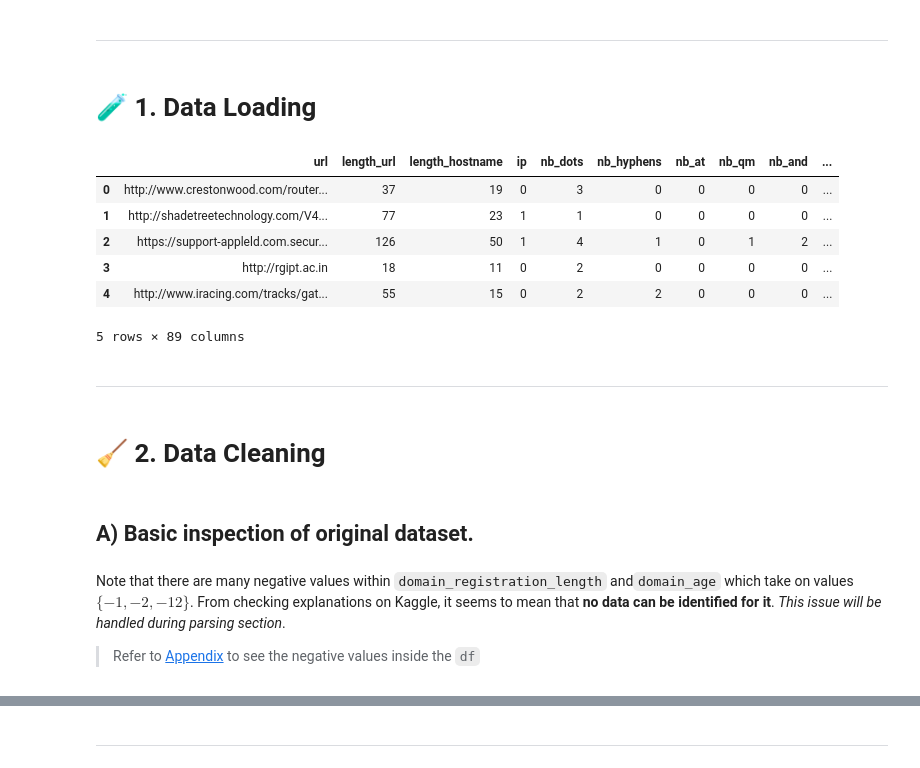
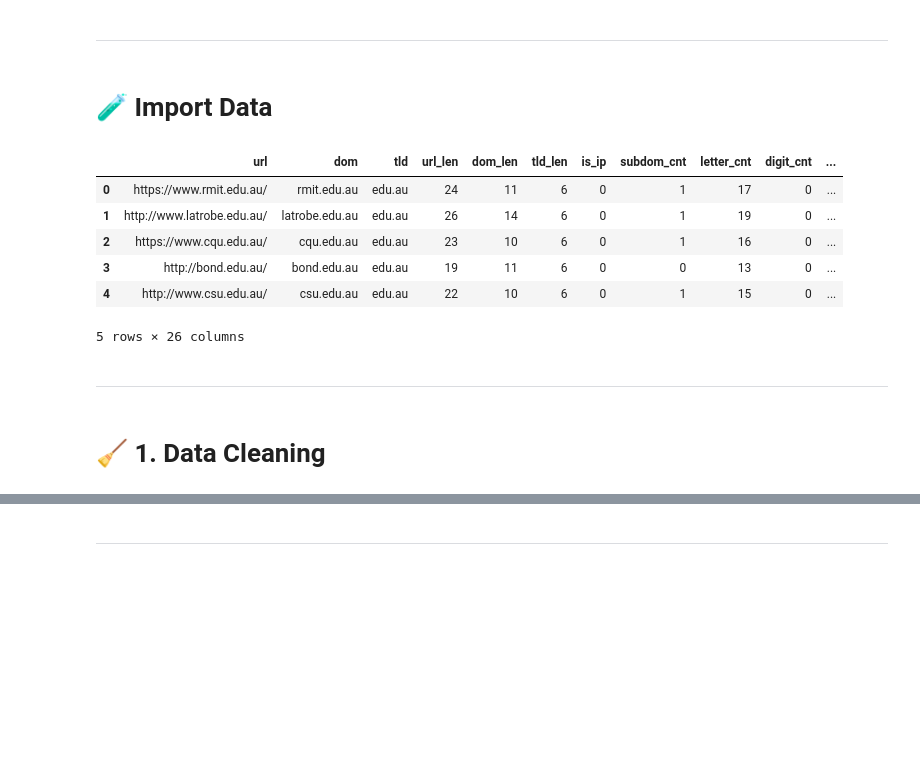
Before and after one commit to QMathsdude/phishing-url-detector, a Jupyter notebook: notebooks/01_EDA.ipynb, the cells around one changed output, grey strips where cells are left out. Drawn from its saved outputs; the diff is of its cells as text; code cells hidden in the pictures; blank space fills up the shorter version.

Commit message:
feat(EDA): Re-wrote cleaning steps & correlation for new dataset

```diff
--- a/notebooks/01_EDA.ipynb
+++ b/notebooks/01_EDA.ipynb
@@ -63,26 +63,26 @@ http://mail.paypa1-secure.evil.com/login?user=1%20x
 # %% [markdown]
 ---
 # %% [markdown]
-# 🧪 1. Data Loading
+# 🧪  Import Data
-# %%
-file_path = "../data/dataset_phishing.csv"
-df = pd.read_csv(file_path)
-df.head()
-# %% [output]
-|  | url | length_url | length_hostname | ip | nb_dots | nb_hyphens | nb_at | nb_qm | nb_and | ... |
-| 0 | http://www.crestonwood.com/router... | 37 | 19 | 0 | 3 | 0 | 0 | 0 | 0 | ... |
-| 1 | http://shadetreetechnology.com/V4... | 77 | 23 | 1 | 1 | 0 | 0 | 0 | 0 | ... |
-| 2 | https://support-appleld.com.secur... | 126 | 50 | 1 | 4 | 1 | 0 | 1 | 2 | ... |
-| 3 | http://rgipt.ac.in | 18 | 11 | 0 | 2 | 0 | 0 | 0 | 0 | ... |
-| 4 | http://www.iracing.com/tracks/gat... | 55 | 15 | 0 | 2 | 2 | 0 | 0 | 0 | ... |
-5 rows × 89 columns
+# %%
+# Link to CSV
+file_path = "../data/dataset-phishing.csv"
+df = pd.read_csv(file_path)
+
+# Move all columns with strings to the left
+foo = ['url', 'dom', 'tld', 'url_len', 'dom_len', 'tld_len']
+cols = foo + [col for col in df.columns if col not in foo]
+df = df.reindex(columns=cols)
+df.head()
+# %% [output]
+|  | url | dom | tld | url_len | dom_len | tld_len | is_ip | subdom_cnt | letter_cnt | digit_cnt | ... |
+| 0 | https://www.rmit.edu.au/ | rmit.edu.au | edu.au | 24 | 11 | 6 | 0 | 1 | 17 | 0 | ... |
+| 1 | http://www.latrobe.edu.au/ | latrobe.edu.au | edu.au | 26 | 14 | 6 | 0 | 1 | 19 | 0 | ... |
+| 2 | https://www.cqu.edu.au/ | cqu.edu.au | edu.au | 23 | 10 | 6 | 0 | 1 | 16 | 0 | ... |
+| 3 | http://bond.edu.au/ | bond.edu.au | edu.au | 19 | 11 | 6 | 0 | 0 | 13 | 0 | ... |
+| 4 | http://www.csu.edu.au/ | csu.edu.au | edu.au | 22 | 10 | 6 | 0 | 1 | 15 | 0 | ... |
+5 rows × 26 columns
 # %% [markdown]
 ---
 # %% [markdown]
-# 🧹 2. Data Cleaning
+# 🧹 1. Data Cleaning
-# %% [markdown]
-## A) Basic inspection of original dataset.
-# %% [markdown]
-Note that there are many negative values within `domain_registration_length` and`domain_age` which take on values $\{-1, -2, -12\}$. From checking explanations on Kaggle, it seems to mean that **no data can be identified for it**. _This issue will be handled during parsing section_.
-
-> Refer to [Appendix](#Appendix) to see the negative values inside the `df`
```
Also changed, not shown: parts of 40 cells of this notebook.
